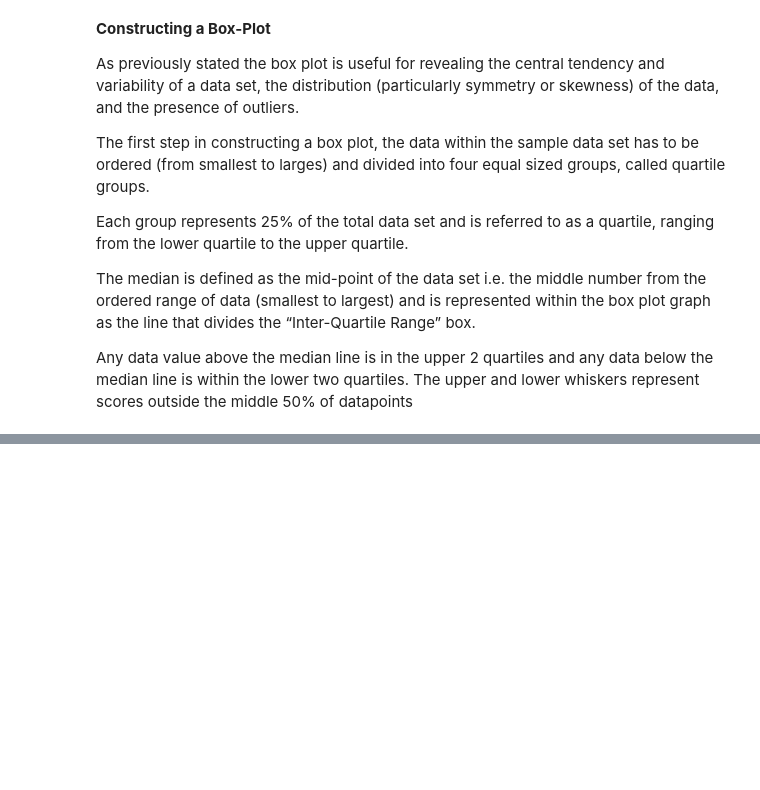
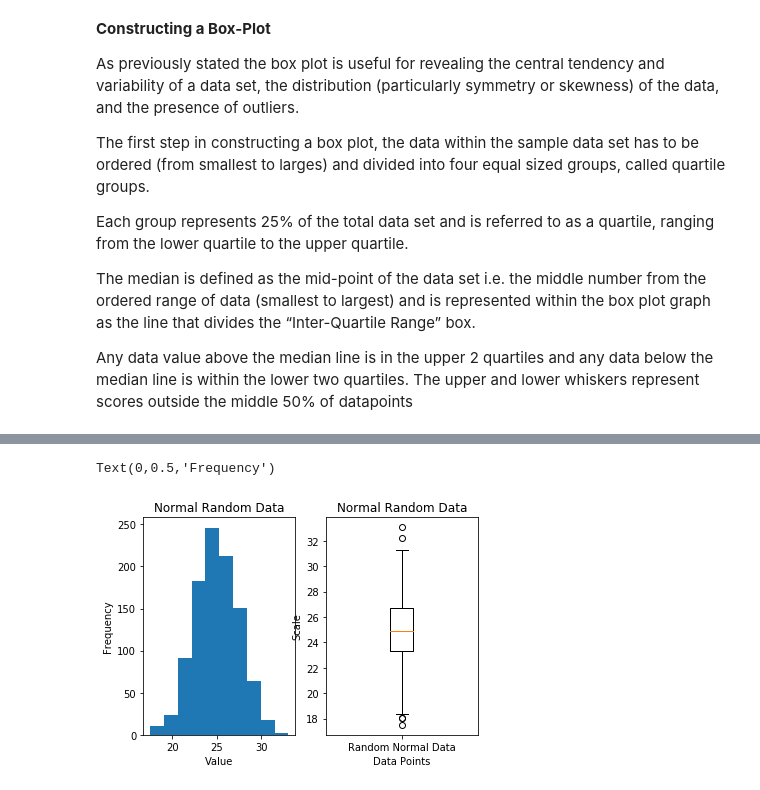
Before and after one commit to shanecanny1/Fundamentals-of-Data-Analysis-Project, a Jupyter notebook: Fundamentals of Data Analysis Project.ipynb, the cells around one changed output, grey strips where cells are left out. Cells and saved outputs as stored; diff of their text form; code cells hidden in the pictures; blank space fills up the shorter version.

Commit message:
Update to include Boxplot Graphical Displays, Violin and Distribution Plots

```diff
--- a/Fundamentals of Data Analysis Project.ipynb
+++ b/Fundamentals of Data Analysis Project.ipynb
@@ -66,0 +84,25 @@ The whiskers represent the variability within the data set that is outside the u
+# %%
+## Generation of Random Data following the Normal Distribution
+## Location will be represented by the Mean of the random data set which equals 25
+## Scale will be represent by the Standard Deviation of the random data set which equals 2.5
+## Random Data will include 1000 data points
+
+NormalData = np.random.normal(25, 2.5, 1000)
+# %%
+plt.subplot(1,2,1)
+plt.hist(NormalData)
+plt.title("Normal Random Data")
+plt.xlabel("Value")
+plt.ylabel("Frequency")
+# %% [output]
+Text(0,0.5,'Frequency')
+# %%
+plt.subplot(1,2,2)
+plt.boxplot(NormalData)
+plt.title("Normal Random Data")
+plt.xlabel('Data Points')
+plt.ylabel('Scale')
+plt.xticks([1], ['Random Normal Data'])
+plt.show()
+# %% [output]
+[figure, added]
```
Also changed, not shown: parts of 20 cells of this notebook.
